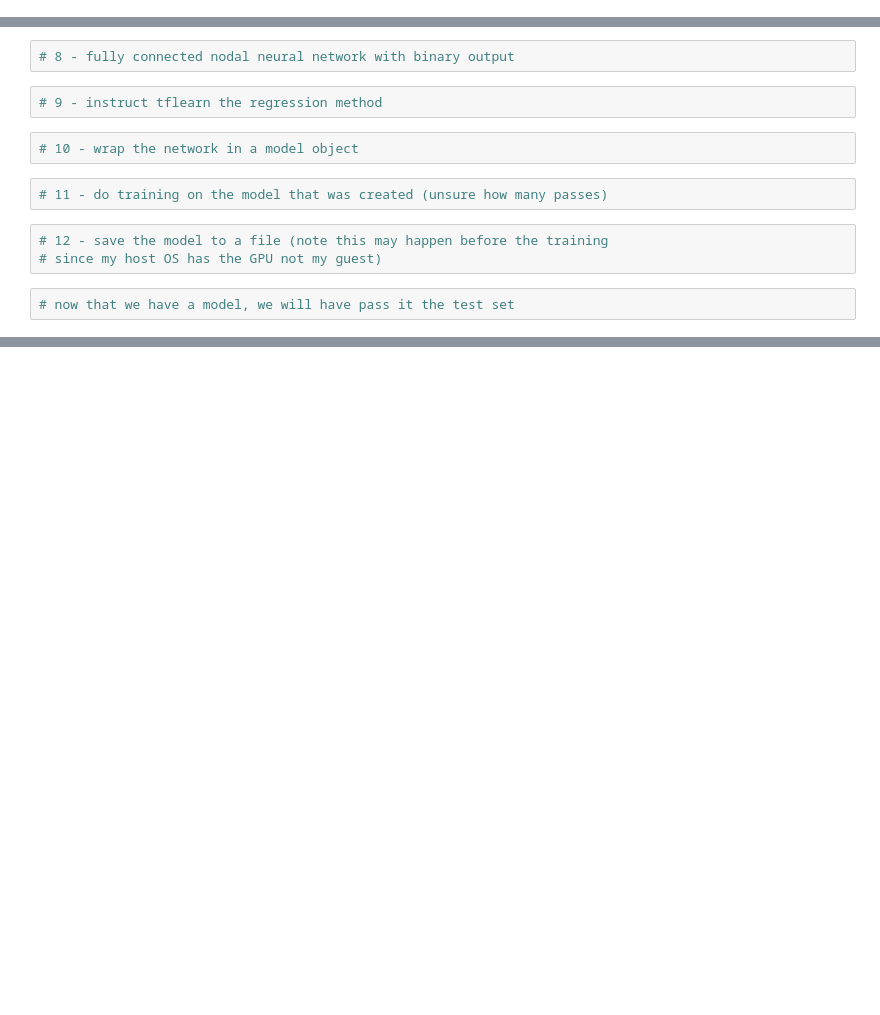
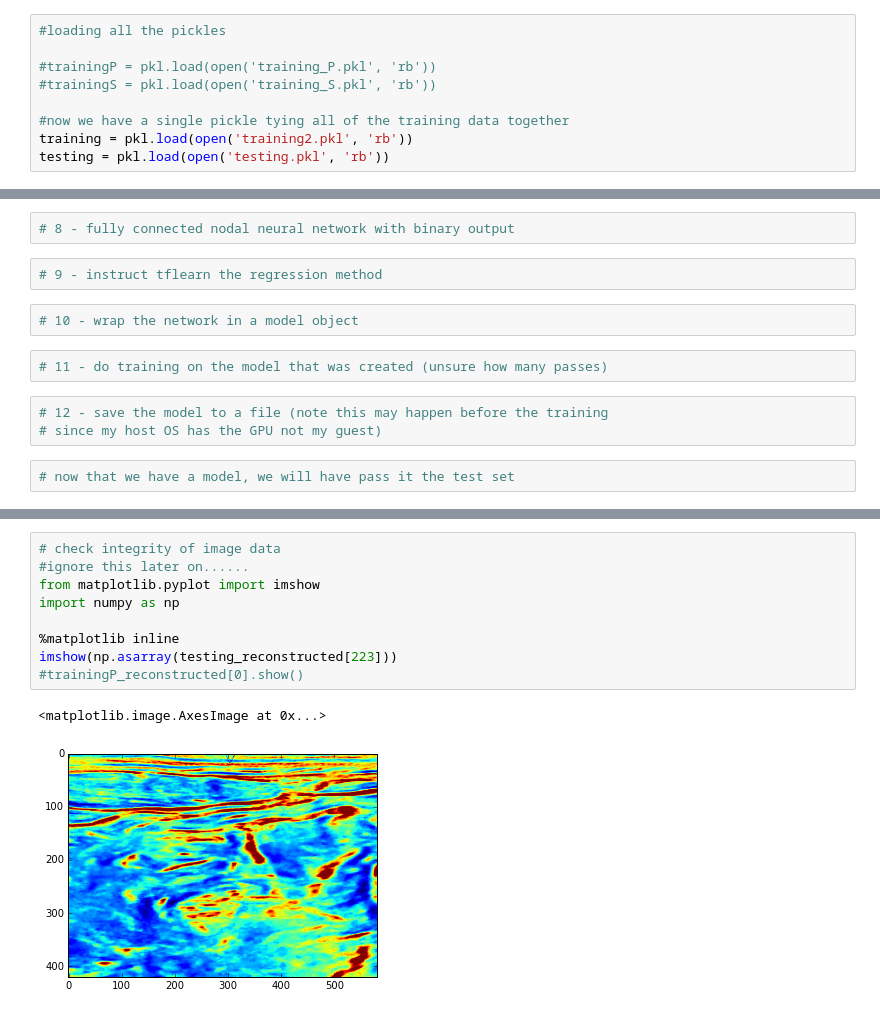
Before and after one commit to kfrankola4/CNN_Python_ML, a Jupyter notebook: Ultrasound_Project_True.ipynb, the cells around one changed output, grey strips where cells are left out. Drawn from its saved outputs; the diff is of its cells as text; blank space fills up the shorter version.

Commit message:
pickling is now done with the training data so p and s is tied likewise project changed too

```diff
--- a/Ultrasound_Project_True.ipynb
+++ b/Ultrasound_Project_True.ipynb
@@ -29,0 +37,9 @@ import pickle as pkl
+# %%
+#loading all the pickles
+
+#trainingP = pkl.load(open('training_P.pkl', 'rb'))
+#trainingS = pkl.load(open('training_S.pkl', 'rb'))
+
+#now we have a single pickle tying all of the training data together
+training = pkl.load(open('training2.pkl', 'rb'))
+testing = pkl.load(open('testing.pkl', 'rb'))
@@ -74,0 +146,12 @@ import pickle as pkl
+# %%
+# check integrity of image data
+#ignore this later on......
+from matplotlib.pyplot import imshow
+import numpy as np
+
+%matplotlib inline
+imshow(np.asarray(testing_reconstructed[223]))
+#trainingP_reconstructed[0].show()
+# %% [output]
+<matplotlib.image.AxesImage at 0x...>
+[figure, added]
```
Also changed, not shown: parts of 6 cells of this notebook, 1 other file.
